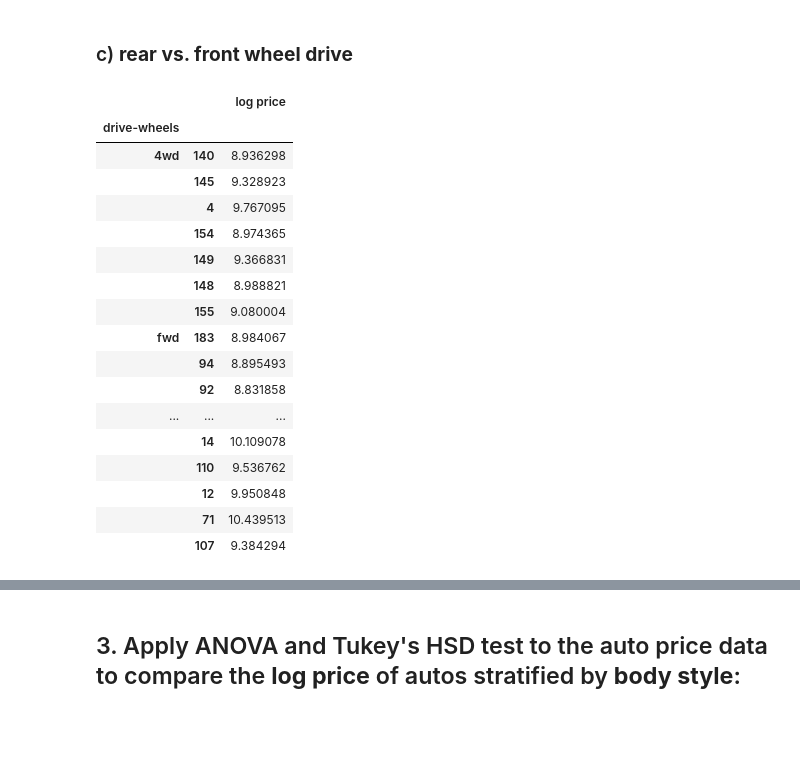
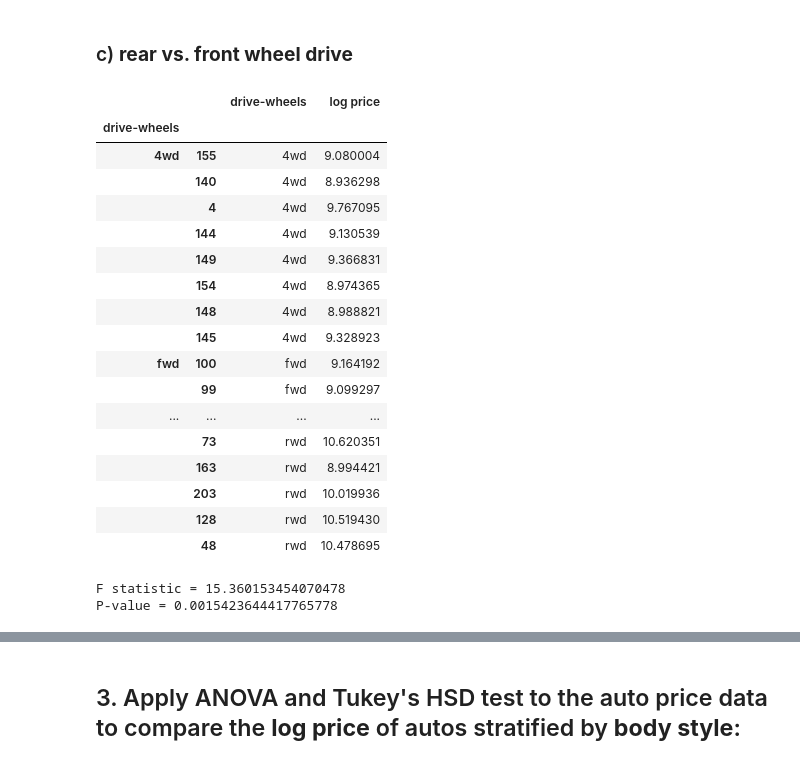
Before and after one commit to nataliegmoore/Data-Science-Certificate-UW, a Jupyter notebook: NatalieMoore-L04-AutoHypothesis.ipynb, the cells around one changed output, grey strips where cells are left out. Saved outputs shown, nothing was run; the diff lists cells and outputs as text; code cells hidden in the pictures; blank space fills up the shorter version.

```diff
--- a/NatalieMoore-L04-AutoHypothesis.ipynb
+++ b/NatalieMoore-L04-AutoHypothesis.ipynb
@@ -211,6 +236,7 @@ Above is a histogram of both the scaled 'price' and 'log price' columns. Since t
 def stratify(dat, p):
     groups = dat.groupby(group) # Create the groups
     nums = min(groups.size()) # Find the size of the smallest group
+    p = nums / dat.shape[0]
     num = int(p * dat.shape[0]) # Compute the desired number of samples per group
     if num <= nums: # If sufficient group size, sample each group and return.
         return groups.apply(lambda x: x.sample(n=num))
@@ -294,28 +355,41 @@ strat_aspiration
 # %% [markdown]
 ### c) **rear vs. front wheel drive**
 # %%
+#my stratified dataframe based on drive-wheels
 p = .04 #found from trial and error
 group = 'drive-wheels'
 
 strat_drivewheels = stratify(auto_price, p)
-strat_drivewheels = pd.DataFrame(strat_drivewheels.loc[:,'log price'])
+strat_drivewheels = pd.DataFrame(strat_drivewheels)
+strat_drivewheels = strat_drivewheels[['drive-wheels','log price']]
 strat_drivewheels
 # %% [output]
-|  |  | log price |
-| drive-wheels |  |  |
-| 4wd | 140 | 8.936298 |
-|  | 145 | 9.328923 |
-|  | 4 | 9.767095 |
-|  | 154 | 8.974365 |
-|  | 149 | 9.366831 |
-|  | 148 | 8.988821 |
-|  | 155 | 9.080004 |
-| fwd | 183 | 8.984067 |
-|  | 94 | 8.895493 |
-|  | 92 | 8.831858 |
-| ... | ... | ... |
-|  | 14 | 10.109078 |
-|  | 110 | 9.536762 |
-|  | 12 | 9.950848 |
-|  | 71 | 10.439513 |
-|  | 107 | 9.384294 |
+|  |  | drive-wheels | log price |
+| drive-wheels |  |  |  |
+| 4wd | 155 | 4wd | 9.080004 |
+|  | 140 | 4wd | 8.936298 |
+|  | 4 | 4wd | 9.767095 |
+|  | 144 | 4wd | 9.130539 |
+|  | 149 | 4wd | 9.366831 |
+|  | 154 | 4wd | 8.974365 |
+|  | 148 | 4wd | 8.988821 |
+|  | 145 | 4wd | 9.328923 |
+| fwd | 100 | fwd | 9.164192 |
+|  | 99 | fwd | 9.099297 |
+| ... | ... | ... | ... |
+|  | 73 | rwd | 10.620351 |
+|  | 163 | rwd | 8.994421 |
+|  | 203 | rwd | 10.019936 |
+|  | 128 | rwd | 10.519430 |
+|  | 48 | rwd | 10.478695 |
+# %%
+#Using ANOVA to find the F statistic and P-value
+fwd = strat_drivewheels['fwd':'fwd']['log price']
+rwd = strat_drivewheels['rwd':'rwd']['log price']
+
+f_statistic, p_value = ss.f_oneway(fwd, rwd)
+print('F statistic = ' + str(f_statistic))
+print('P-value = ' + str(p_value))
+# %% [output]
+F statistic = 15.360153454070478
+P-value = 0.0015423644417765778
```
Also changed, not shown: parts of 25 cells of this notebook, 5 other files.
